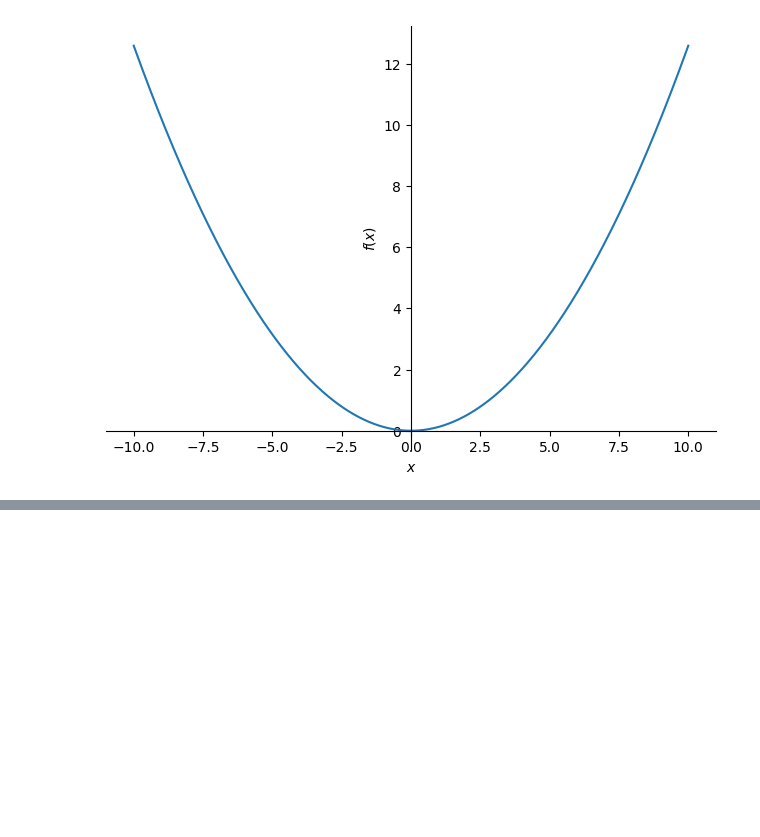
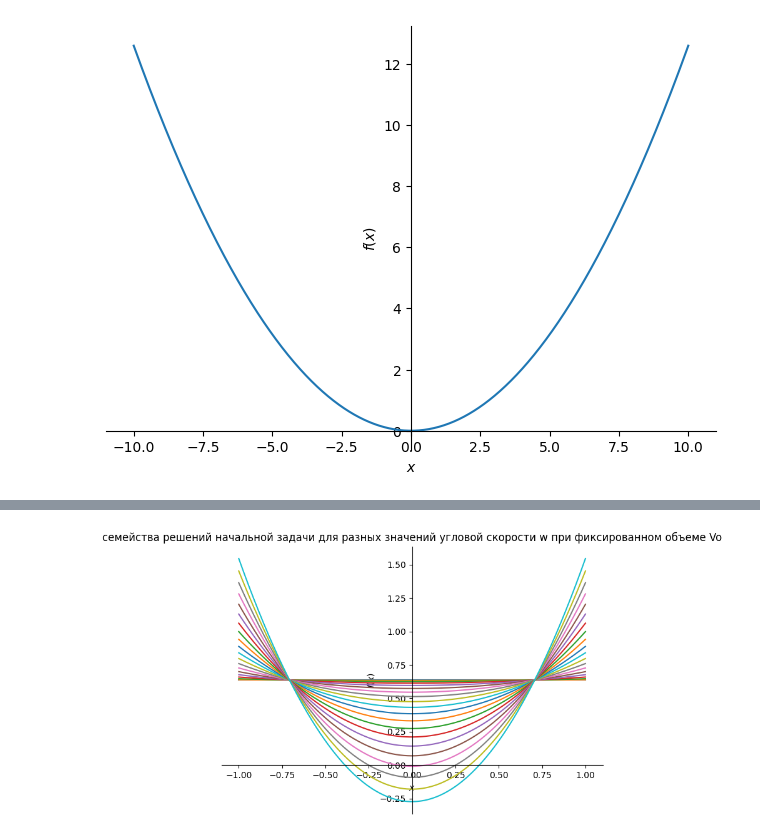
Before and after one commit to Daniil-Khlyvniuk/python_math, a Jupyter notebook: 1_Have_fun_with_differential_equations.ipynb, the cells around one changed output, grey strips where cells are left out. Cells and saved outputs as stored; diff of their text form; code cells hidden in the pictures; blank space fills up the shorter version.

```diff
--- a/1_Have_fun_with_differential_equations.ipynb
+++ b/1_Have_fun_with_differential_equations.ipynb
@@ -91,0 +114,11 @@ p2.show()
+# %%
+p3 = plot(show=False, title="семейства решений начальной задачи для разных значений угловой скорости w при фиксированном объеме Vo")
+
+for om in arange(0, (2 * pi), (pi / 10)):
+  ds = dsol_VO.subs({ V0: 2, R: 1, omega: om, g: 9.8 })
+  p = plot(ds, (x, -1, 1), show=False)
+  p3.extend(p)
+
+p3.show()
+# %% [output]
+[figure, added]
```
Also changed, not shown: parts of 15 cells of this notebook.
